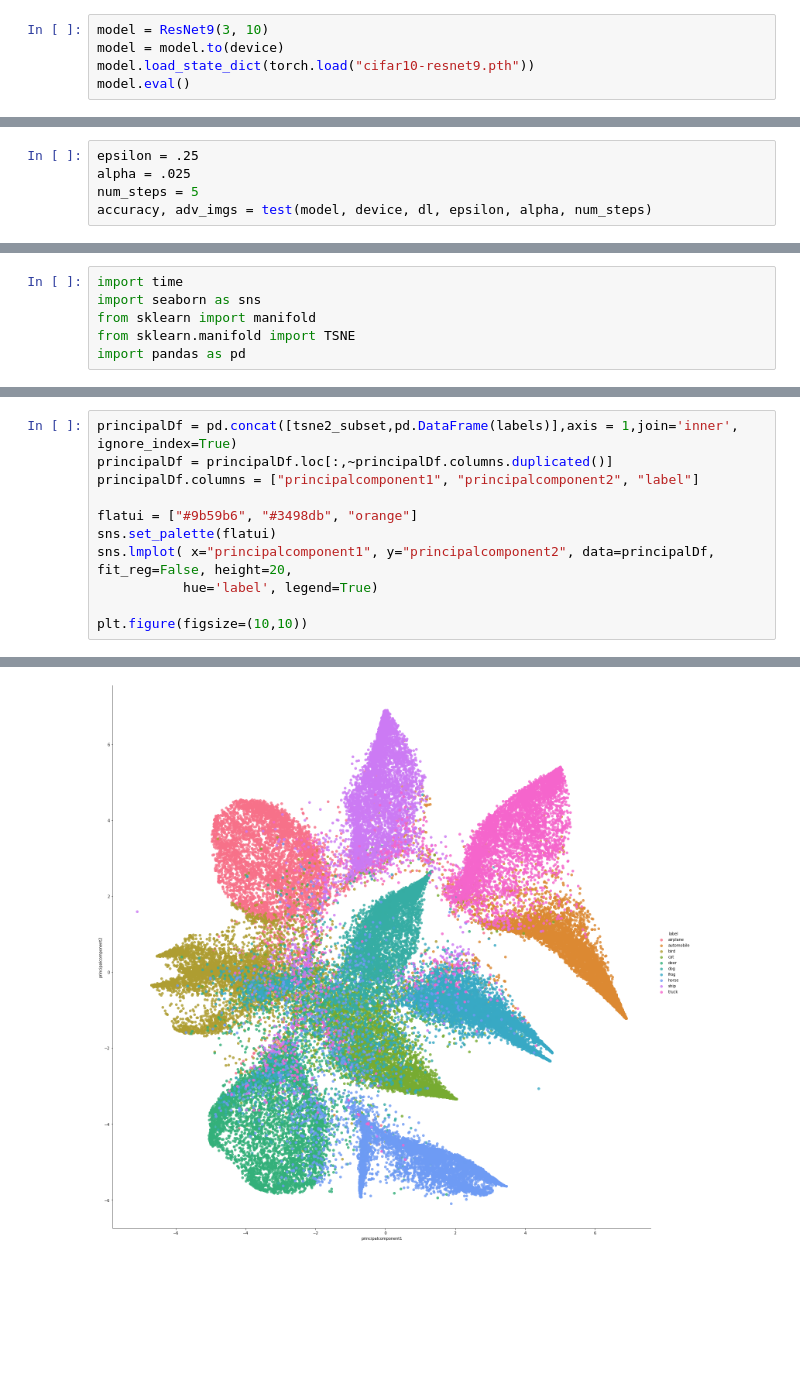
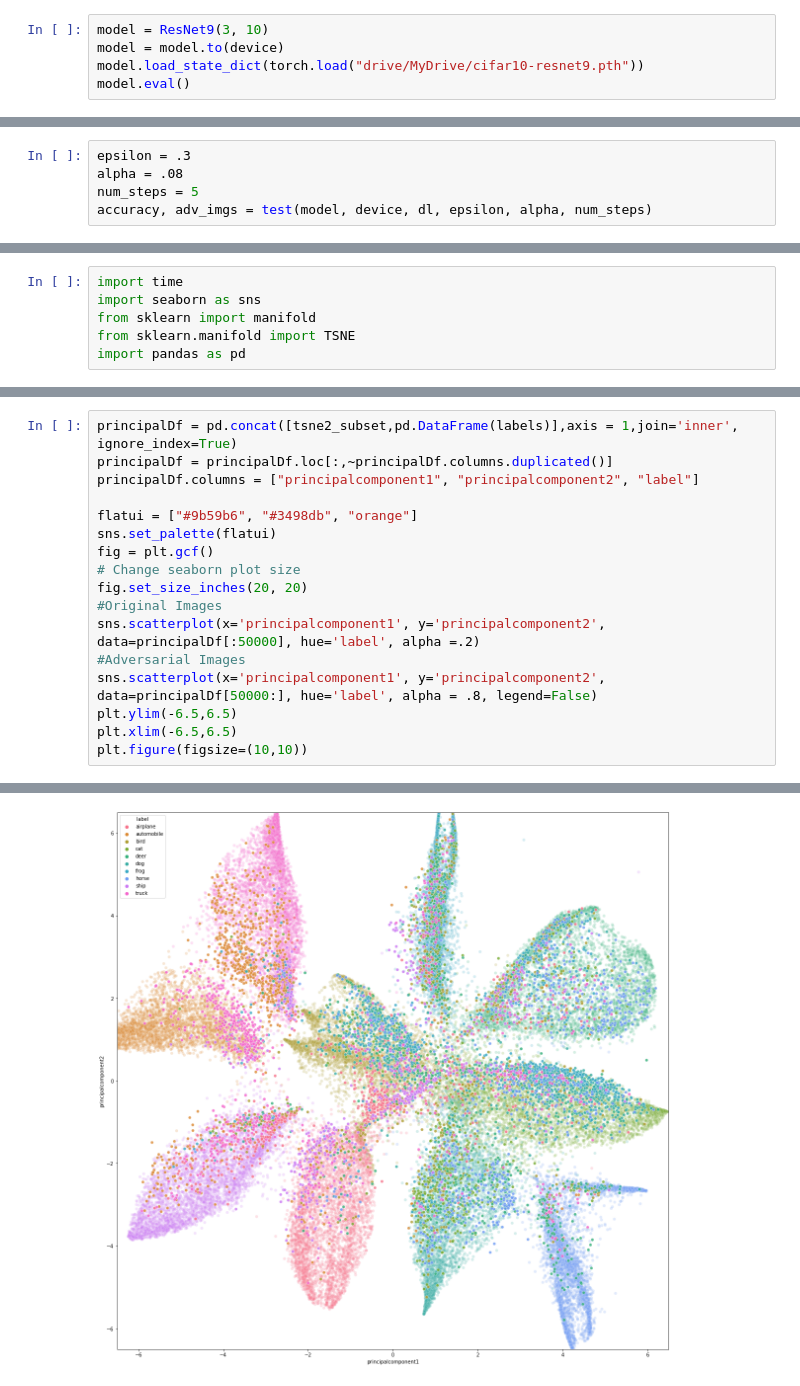
Before and after one commit to RobHug01/Adversarial_ML, a Jupyter notebook: CIFAR10_BIM.ipynb, the cells around one changed output, grey strips where cells are left out. Drawn from its saved outputs; the diff is of its cells as text; blank space fills up the shorter version.

```diff
--- a/CIFAR10_BIM.ipynb
+++ b/CIFAR10_BIM.ipynb
@@ -49,7 +54,7 @@ class ResNet9(nn.Module):
 # %%
 model = ResNet9(3, 10)
 model = model.to(device)
-model.load_state_dict(torch.load("cifar10-resnet9.pth"))
+model.load_state_dict(torch.load("drive/MyDrive/cifar10-resnet9.pth"))
 model.eval()
 # %% [output]
 ResNet9(
@@ -189,8 +194,8 @@ def test(model, device, dl, epsilon, alpha, steps):
 
     return correct/len(dl), adversarial_images
 # %%
-epsilon = .25
-alpha = .025
+epsilon = .3
+alpha = .08
 num_steps = 5
 accuracy, adv_imgs = test(model, device, dl, epsilon, alpha, num_steps)
 # %%
@@ -305,15 +327,21 @@ print(tsne2_subset.head())
 # %%
 principalDf = pd.concat([tsne2_subset,pd.DataFrame(labels)],axis = 1,join='inner', ignore_index=True)
 principalDf = principalDf.loc[:,~principalDf.columns.duplicated()]
 principalDf.columns = ["principalcomponent1", "principalcomponent2", "label"]
 
 flatui = ["#9b59b6", "#3498db", "orange"]
 sns.set_palette(flatui)
-sns.lmplot( x="principalcomponent1", y="principalcomponent2", data=principalDf, fit_reg=False, height=20,
-           hue='label', legend=True)
-
+fig = plt.gcf()
+# Change seaborn plot size
+fig.set_size_inches(20, 20)
+#Original Images
+sns.scatterplot(x='principalcomponent1', y='principalcomponent2', data=principalDf[:50000], hue='label', alpha =.2)
+#Adversarial Images
+sns.scatterplot(x='principalcomponent1', y='principalcomponent2', data=principalDf[50000:], hue='label', alpha = .8, legend=False)
+plt.ylim(-6.5,6.5)
+plt.xlim(-6.5,6.5)
 plt.figure(figsize=(10,10))
 # %% [output]
 <Figure size 720x720 with 0 Axes>
-[figure, old version]
+[figure, new version]
 <Figure size 720x720 with 0 Axes>
```
Also changed, not shown: parts of 12 cells of this notebook.
